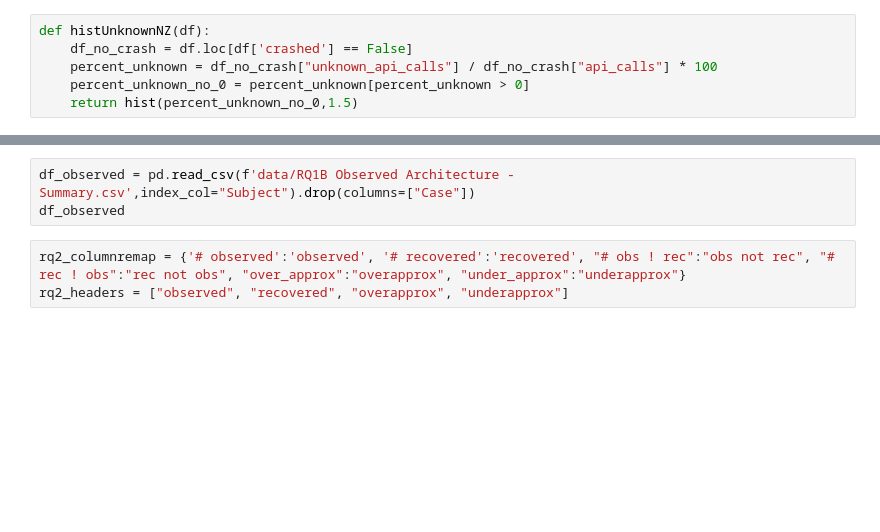
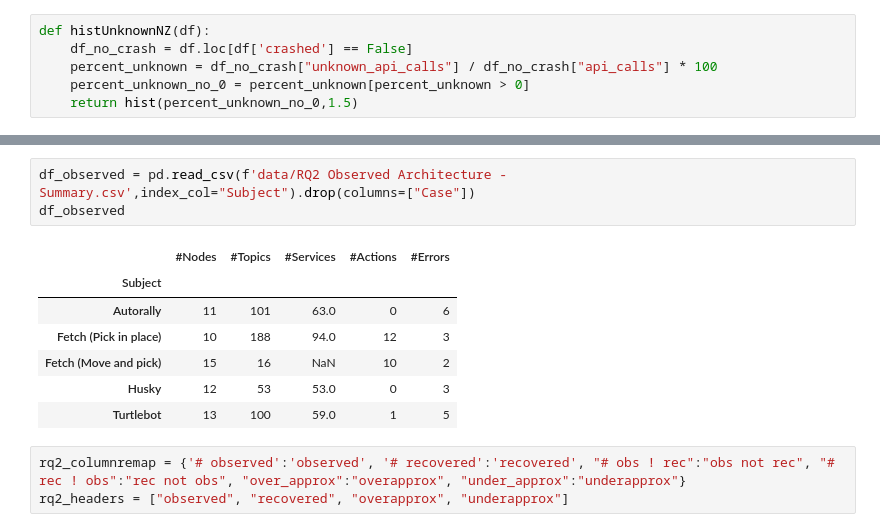
Before and after one commit to cmu-rss-lab/rosdiscover-evaluation, a Jupyter notebook: results/DataAnalysis.ipynb, the cells around one changed output, grey strips where cells are left out. Cells and saved outputs as stored; diff of their text form; blank space fills up the shorter version.

```diff
--- a/results/DataAnalysis.ipynb
+++ b/results/DataAnalysis.ipynb
@@ -133,6 +132,14 @@ FileNotFoundError: [Errno 2] No such file or directory: 'images/RQ1AHist.pdf'
 # %%
-df_observed = pd.read_csv(f'data/RQ1B Observed Architecture - Summary.csv',index_col="Subject").drop(columns=["Case"])
+df_observed = pd.read_csv(f'data/RQ2 Observed Architecture - Summary.csv',index_col="Subject").drop(columns=["Case"])
 df_observed
+# %% [output]
+|  | #Nodes | #Topics | #Services | #Actions | #Errors |
+| Subject |  |  |  |  |  |
+| Autorally | 11 | 101 | 63.0 | 0 | 6 |
+| Fetch (Pick in place) | 10 | 188 | 94.0 | 12 | 3 |
+| Fetch (Move and pick) | 15 | 16 | NaN | 10 | 2 |
+| Husky | 12 | 53 | 53.0 | 0 | 3 |
+| Turtlebot | 13 | 100 | 59.0 | 1 | 5 |
 # %%
 rq2_columnremap = {'# observed':'observed', '# recovered':'recovered', "# obs ! rec":"obs not rec", "# rec ! obs":"rec not obs", "over_approx":"overapprox", "under_approx":"underapprox"}
 rq2_headers = ["observed", "recovered", "overapprox", "underapprox"]
```
Also changed, not shown: parts of 15 cells of this notebook, 9 other files.
